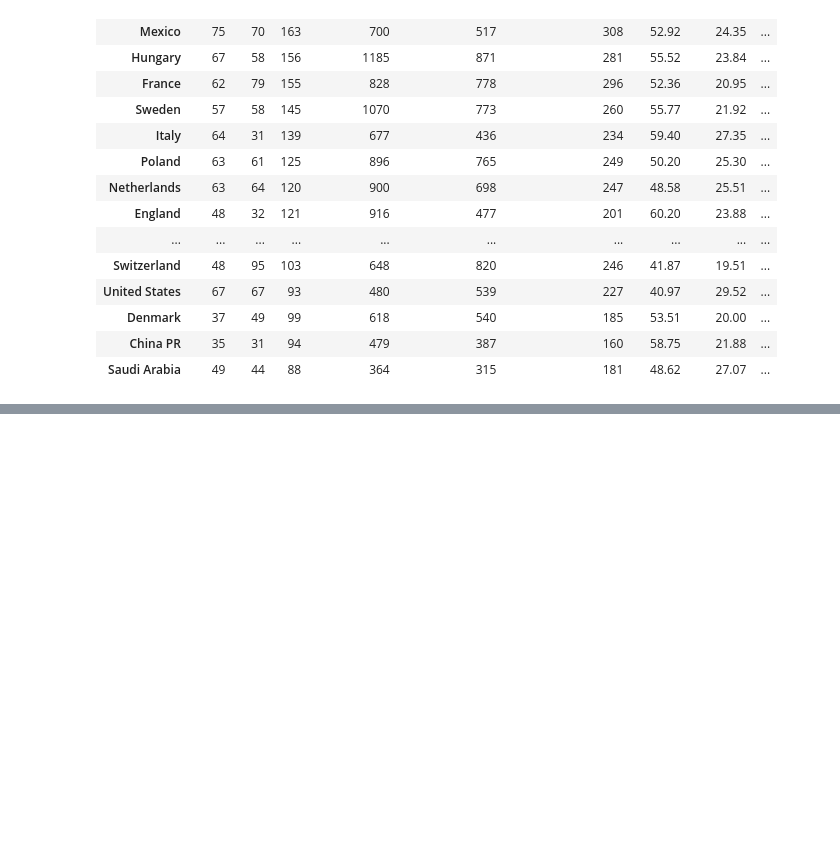
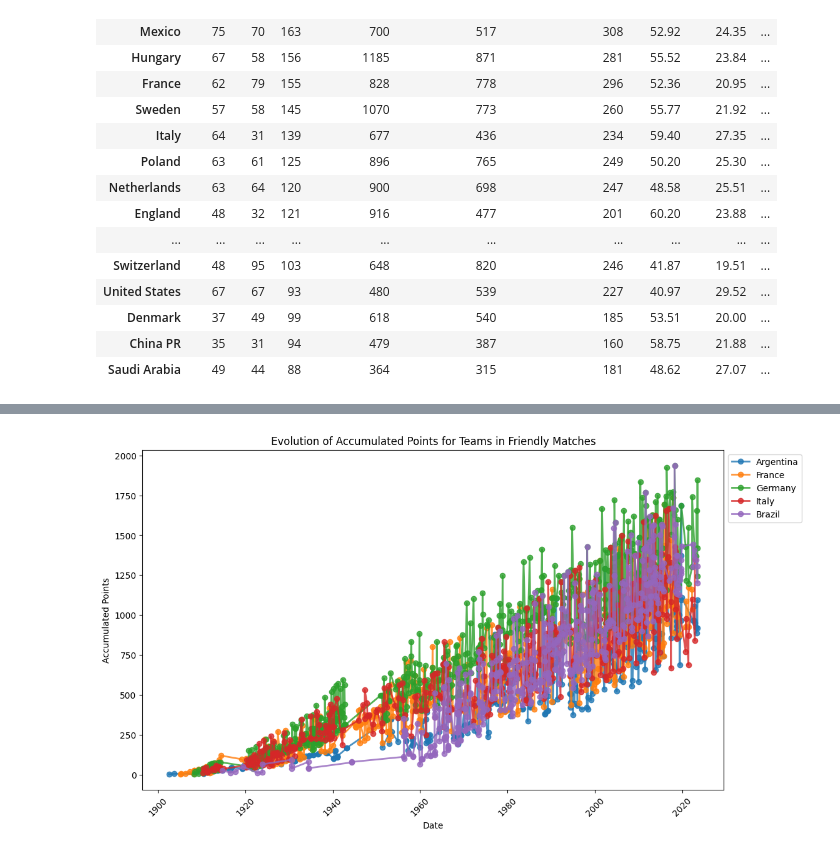
Before and after one commit to RobVMdeO/International-Football, a Jupyter notebook: IntFut.ipynb, the cells around one changed output, grey strips where cells are left out. Saved outputs shown, nothing was run; the diff lists cells and outputs as text; code cells hidden in the pictures; blank space fills up the shorter version.

```diff
--- a/IntFut.ipynb
+++ b/IntFut.ipynb
@@ -910,0 +697,71 @@ plt.show()
+# %%
+# Create a copy of the data to avoid changes to the original DataFrame
+friendly_results_copy = friendly_results.copy()
+
+# Ensure the date is in datetime format with dayfirst=True
+friendly_results_copy['date'] = pd.to_datetime(friendly_results_copy['date'], dayfirst=True)
+
+# Create a column for accumulated points
+friendly_results_copy['Total Points'] = 0
+
+# Dictionary to keep track of points for each team
+team_points = {}
+
+# Teams you want to highlight
+highlighted_teams = ['Germany', 'Brazil', 'France', 'Italy', 'Argentina']
+
+# Iterate through the matches and calculate accumulated points
+for index, row in friendly_results_copy.iterrows():
+    home_team = row['home_team']
+    away_team = row['away_team']
+
+    # Initialize points if it's the first time encountering the team
+    if home_team not in team_points:
+        team_points[home_team] = 0
+    if away_team not in team_points:
+        team_points[away_team] = 0
+
+    # Calculate points for the match and update accumulated points
+    if row['home_score'] > row['away_score']:
+        team_points[home_team] += 3
+    elif row['home_score'] == row['away_score']:
+        team_points[home_team] += 1
+        team_points[away_team] += 1
+    else:
+        team_points[away_team] += 3
+
+    # Assign accumulated points to the DataFrame
+    friendly_results_copy.at[index, 'Total Points'] = team_points[home_team] + team_points[away_team]
+
+# Create a line plot to show the evolution of accumulated points
+fig, ax = plt.subplots(figsize=(12, 8))
+
+# Iterate through the teams and plot their points over time
+for team in team_points:
+    if team in highlighted_teams:
+        team_data = friendly_results_copy[(friendly_results_copy['home_team'] == team) | (friendly_results_copy['away_team'] == team)]
+        team_data = team_data.sort_values(by='date')
+        # Use transparency to highlight only the selected teams
+        alpha = 0.8 if team in highlighted_teams else 0.0
+        ax.plot(team_data['date'], team_data['Total Points'], label=team, alpha=alpha, linewidth=2, marker='o')
+
+# Labels and title
+ax.set_xlabel('Date')
+ax.set_ylabel('Accumulated Points')
+ax.set_title('Evolution of Accumulated Points for Teams in Friendly Matches')
+
+# Show only labels for the highlighted teams
+handles, labels = ax.get_legend_handles_labels()
+filtered_labels = [label for label in labels if label in highlighted_teams]
+ax.legend(handles=handles[:len(highlighted_teams)], labels=filtered_labels, loc='upper left', bbox_to_anchor=(1, 1))
+
+# Rotate x-axis labels for better readability
+plt.xticks(rotation=45)
+
+# Increase the bottom space for x-axis labels
+plt.subplots_adjust(bottom=0.2)
+
+# Show the plot
+plt.show()
+# %% [output]
+[figure, added]
```
Also changed, not shown: parts of 15 cells of this notebook.
